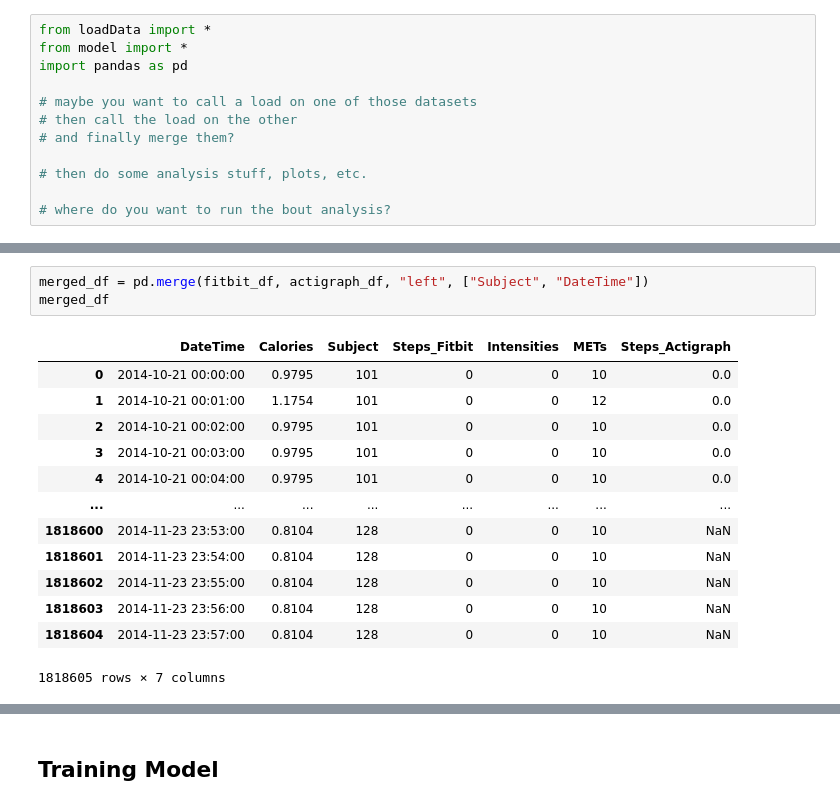
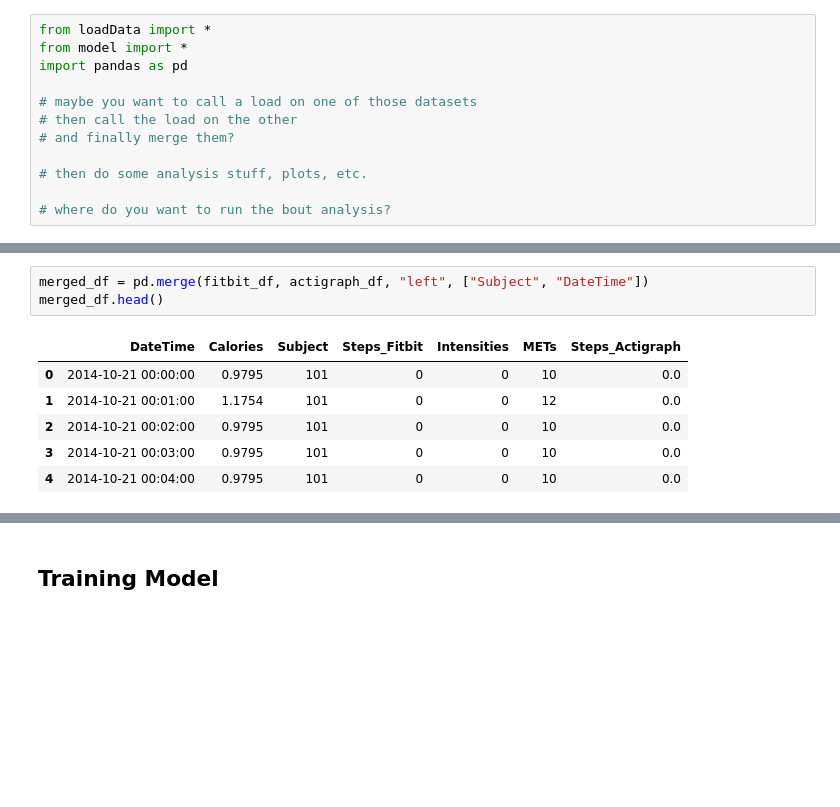
Before and after one commit to nichmorgan/inf502-fall2025, a Jupyter notebook: Homework 2/run_analysis.ipynb, the cells around one changed output, grey strips where cells are left out. Cells and saved outputs as stored; diff of their text form; blank space fills up the shorter version.

```diff
--- a/Homework 2/run_analysis.ipynb
+++ b/Homework 2/run_analysis.ipynb
@@ -49,19 +35,12 @@ actigraph_df
 # %%
 merged_df = pd.merge(fitbit_df, actigraph_df, "left", ["Subject", "DateTime"])
-merged_df
+merged_df.head()
 # %% [output]
 |  | DateTime | Calories | Subject | Steps_Fitbit | Intensities | METs | Steps_Actigraph |
 | 0 | 2014-10-21 00:00:00 | 0.9795 | 101 | 0 | 0 | 10 | 0.0 |
 | 1 | 2014-10-21 00:01:00 | 1.1754 | 101 | 0 | 0 | 12 | 0.0 |
 | 2 | 2014-10-21 00:02:00 | 0.9795 | 101 | 0 | 0 | 10 | 0.0 |
 | 3 | 2014-10-21 00:03:00 | 0.9795 | 101 | 0 | 0 | 10 | 0.0 |
 | 4 | 2014-10-21 00:04:00 | 0.9795 | 101 | 0 | 0 | 10 | 0.0 |
-| ... | ... | ... | ... | ... | ... | ... | ... |
-| 1818600 | 2014-11-23 23:53:00 | 0.8104 | 128 | 0 | 0 | 10 | NaN |
-| 1818601 | 2014-11-23 23:54:00 | 0.8104 | 128 | 0 | 0 | 10 | NaN |
-| 1818602 | 2014-11-23 23:55:00 | 0.8104 | 128 | 0 | 0 | 10 | NaN |
-| 1818603 | 2014-11-23 23:56:00 | 0.8104 | 128 | 0 | 0 | 10 | NaN |
-| 1818604 | 2014-11-23 23:57:00 | 0.8104 | 128 | 0 | 0 | 10 | NaN |
-1818605 rows × 7 columns
 # %%
 # Removing NA Steps
```
Also changed, not shown: parts of 15 cells of this notebook, 1 other file.
